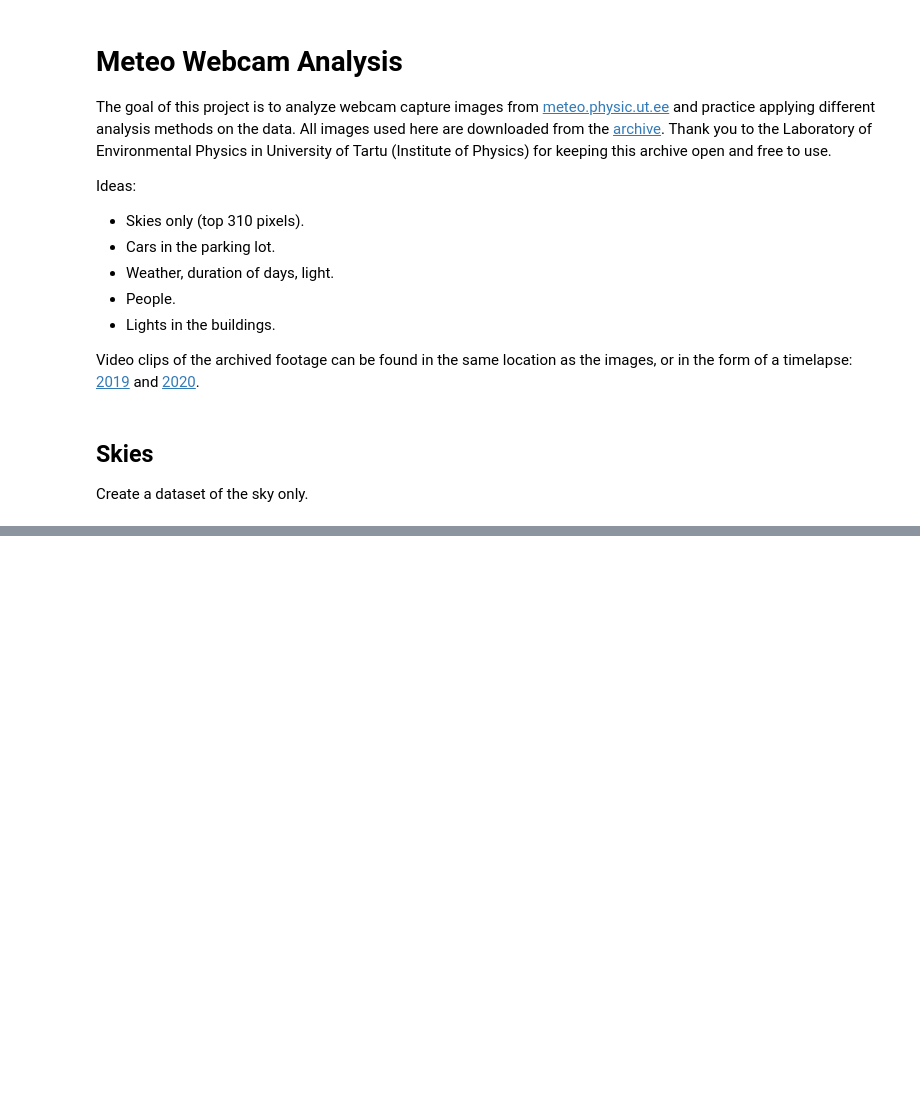
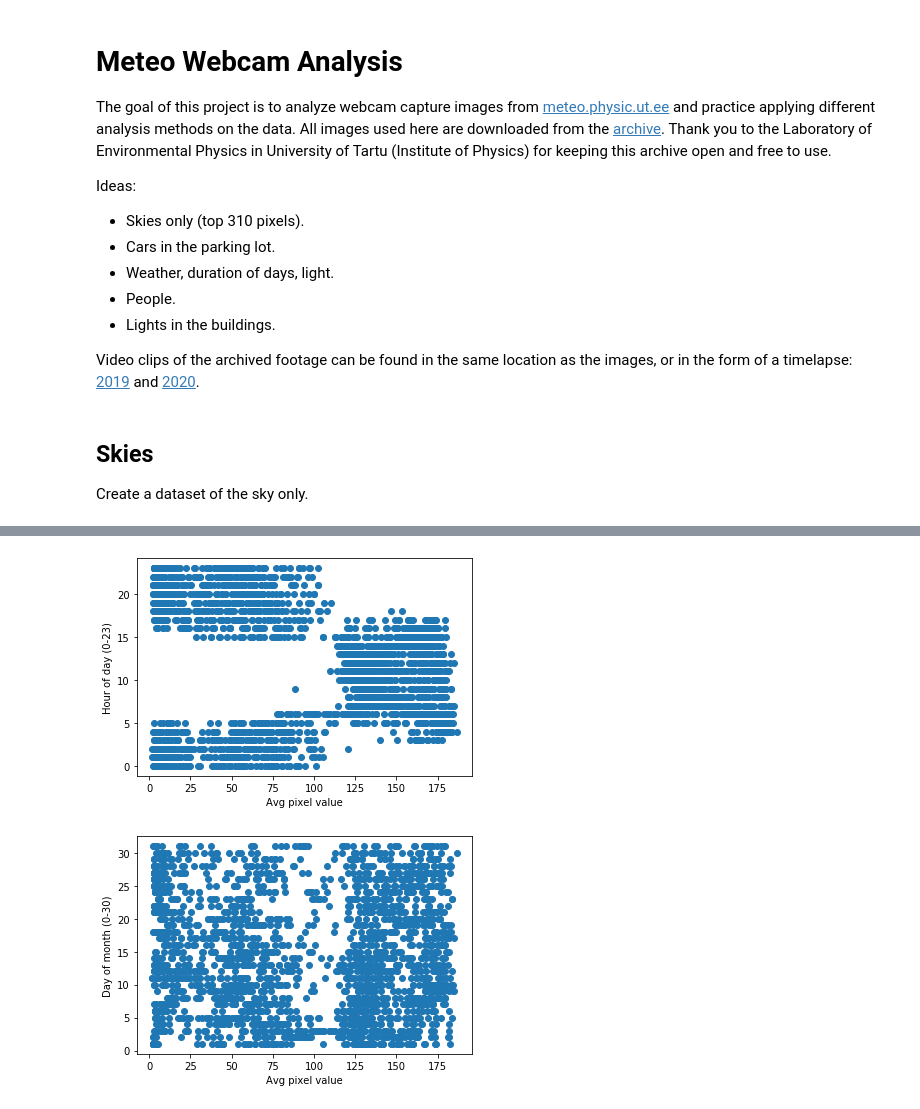
Before and after one commit to tonysln/meteo-webcam, a Jupyter notebook: meteo_webcam_analysis.ipynb, the cells around one changed output, grey strips where cells are left out. Saved outputs shown, nothing was run; the diff lists cells and outputs as text; code cells hidden in the pictures; blank space fills up the shorter version.

Commit message:
Create a dataframe with avg pixel values & timestamps for skies

```diff
--- a/meteo_webcam_analysis.ipynb
+++ b/meteo_webcam_analysis.ipynb
@@ -94 +95,8 @@ plt.show()
 [figure]
+# %%
+# Average pixel values for each day
+df = pd.DataFrame({"pixel_avg": [np.mean(data[i], axis=(0,1,2)) for i in range(len(data))],
+                   "month": [int(lbl[:2]) for lbl in full_labels],
+                   "day": [int(lbl[2:4]) for lbl in full_labels],
+                   "time": labels})
+df
@@ -95,2 +117,15 @@ plt.show()
+# %%
+plt.plot(df.pixel_avg, df.time, 'o')
+plt.ylabel('Hour of day (0-23)')
+plt.xlabel('Avg pixel value')
+plt.show()
+
+plt.plot(df.pixel_avg, df.day, 'o')
+plt.ylabel('Day of month (0-30)')
+plt.xlabel('Avg pixel value')
+plt.show()
+# %% [output]
+[figure, added]
+[figure, added]
 # %%
 # Histogram of color values
```
Also changed, not shown: parts of 8 cells of this notebook.
